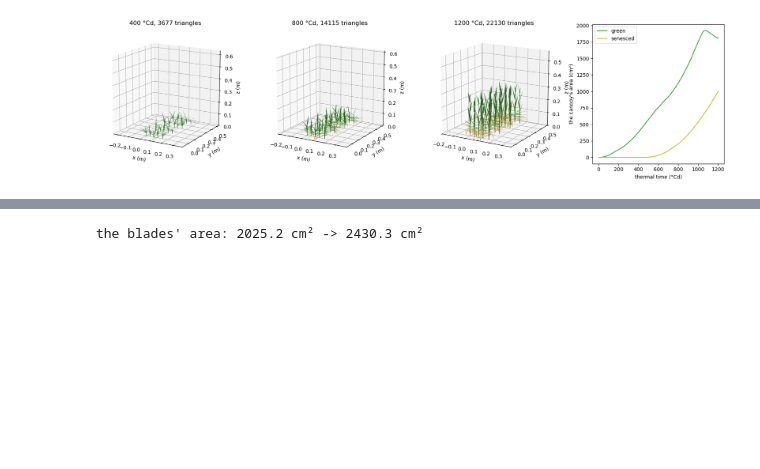
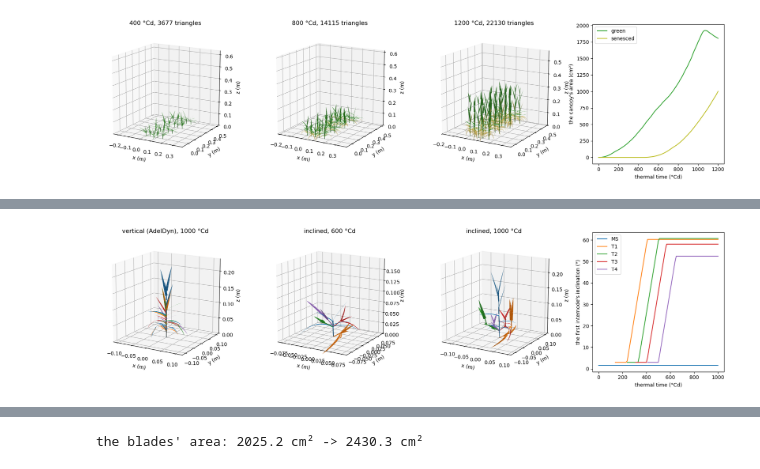
Before and after one commit to openalea/adel, a Jupyter notebook: example/notebook/tutorial_shoot_architecture.ipynb, the cells around one changed output, grey strips where cells are left out. Drawn from its saved outputs; the diff is of its cells as text; code cells hidden in the pictures; blank space fills up the shorter version.

```diff
--- a/example/notebook/tutorial_shoot_architecture.ipynb
+++ b/example/notebook/tutorial_shoot_architecture.ipynb
@@ -181,0 +217,36 @@ figure.subplots_adjust(left=0.02, right=0.98, wspace=0.25)
+# %%
+from matplotlib import colormaps
+from openalea.adel.comparison.port_run import axis_names, organ_names, port_scene
+
+def one_plant(tiller_inclination, n_steps=100):
+    plant = port_scene("echap", n_sect=2, parameters=dict(tiller_inclination=tiller_inclination))
+    plant_ds = plant.populations[0].data_structure
+    snapshots, inclinations = {}, []
+    for step in range(n_steps + 1):
+        plant.run()
+        first_internodes = (organ_names(plant_ds) == "internode") & (np.asarray(plant_ds.get("organ_rank")) == 1)
+        axis_of = plant_ds.map_to(np.arange(len(plant_ds.entity_ids("Axis")), dtype=float), "Axis", "Organ",
+                                  "broadcast")[first_internodes].astype(int)
+        inclinations.append(dict(zip(axis_names(plant)[axis_of],
+                                     np.asarray(plant_ds.get("inclination"))[first_internodes])))
+        if step in (60, n_steps):
+            snapshots[step] = (plant.populations[0].instance.architecture.triangles(),
+                               colormaps["tab10"](np.asarray(plant_ds.owner("Axis")) % 10)[:, :3])
+    return snapshots, pd.DataFrame(inclinations, index=np.arange(n_steps + 1) * 10.)
+
+inclined, inclinations = one_plant(1)
+vertical, _ = one_plant(0)
+figure = plt.figure(figsize=(18, 5))
+for k, (title, (triangles, colors)) in enumerate((("vertical (AdelDyn), 1000 °Cd", vertical[100]),
+                                                  ("inclined, 600 °Cd", inclined[60]),
+                                                  ("inclined, 1000 °Cd", inclined[100]))):
+    axes = figure.add_subplot(1, 4, k + 1, projection="3d")
+    draw(axes, triangles, colors=colors)
+    axes.set_title(title)
+axes = figure.add_subplot(1, 4, 4)
+inclinations.plot(ax=axes, color=[colormaps["tab10"](k) for k in range(inclinations.shape[1])])
+axes.set_xlabel("thermal time (°Cd)")
+axes.set_ylabel("the first internode's inclination (°)")
+figure.subplots_adjust(left=0.02, right=0.98, wspace=0.25)
+# %% [output]
+[figure, added]
```
Also changed, not shown: parts of 9 cells of this notebook, 6 other files.
